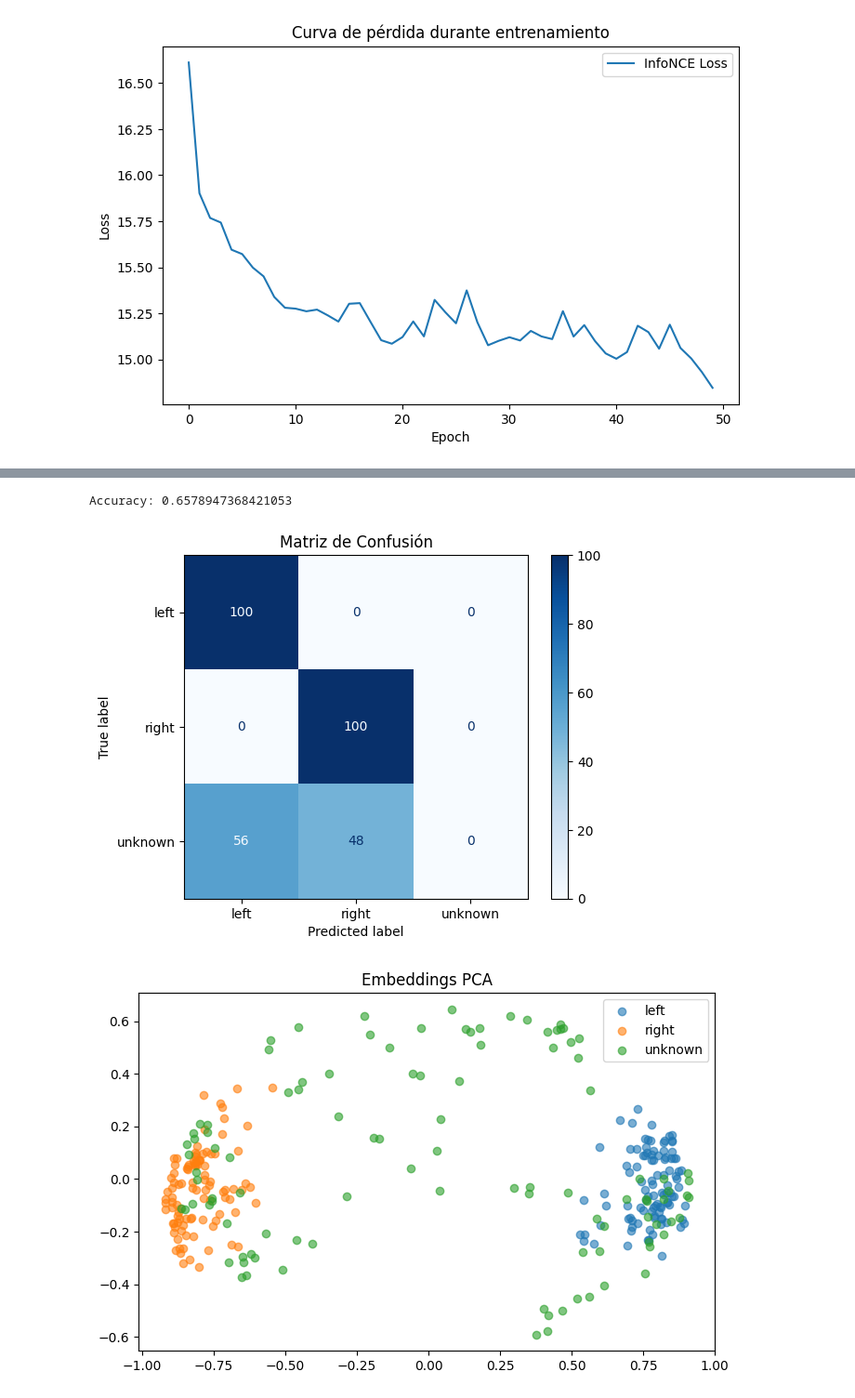
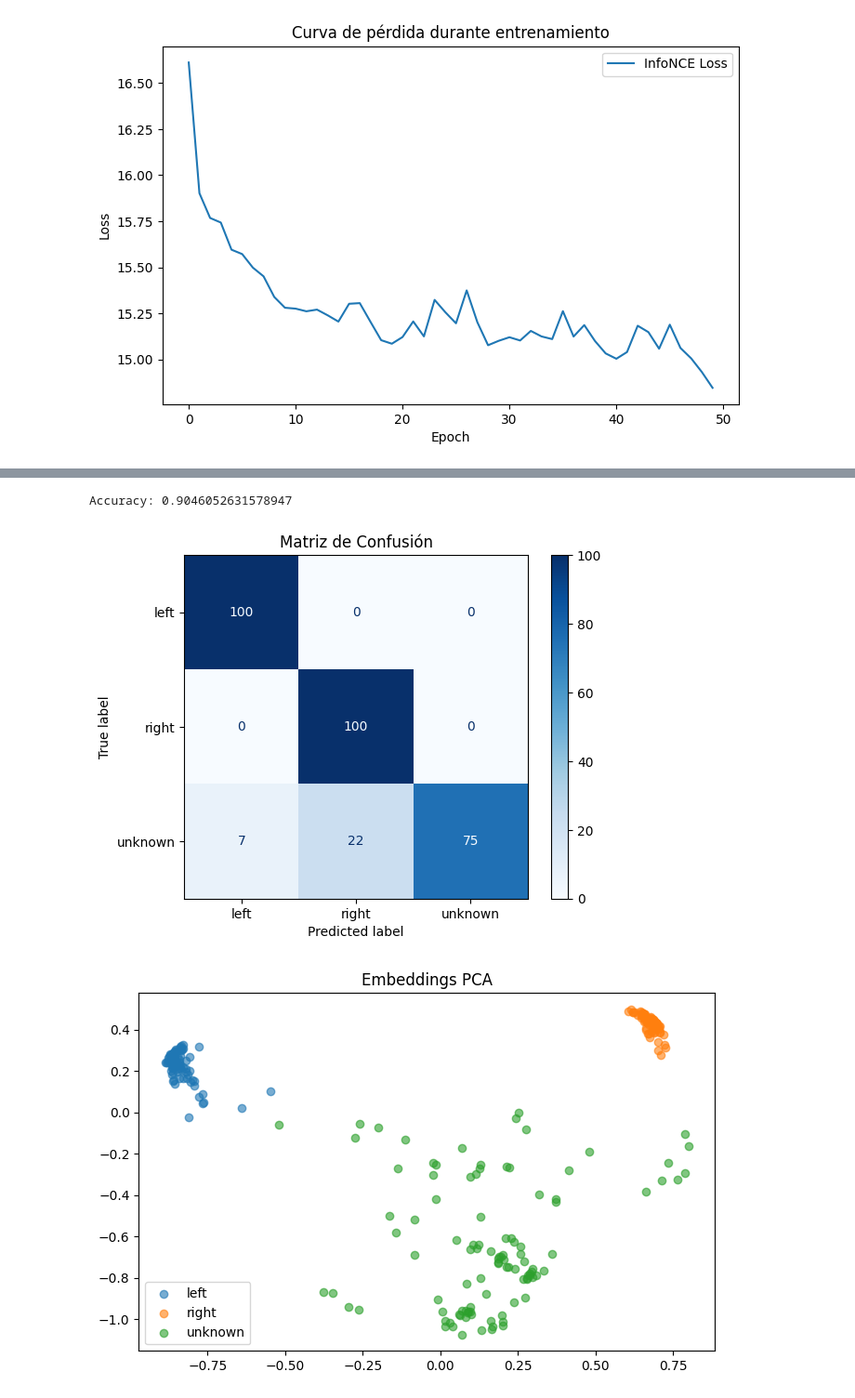
Before and after one commit to LuisGrigore/GestureDetector, a Jupyter notebook: Untitled.ipynb, the cells around one changed output, grey strips where cells are left out. Shown at 93% size. Saved outputs shown, nothing was run; the diff lists cells and outputs as text; code cells hidden in the pictures.

```diff
--- a/Untitled.ipynb
+++ b/Untitled.ipynb
@@ -1125,7 +1199,7 @@ from sklearn.metrics import confusion_matrix, ConfusionMatrixDisplay
 import tensorflow as tf
 
 embedding_model = tf.keras.models.load_model(
-    "hand_gesture_embedding_model_with_unknowns_bad.keras")
+    "hand_gesture_embedding_model_with_unknowns_good.keras")
 
 # Centroides de gestos conocidos
 emb_train = embedding_model.predict(X_train_known, verbose=0)
@@ -1173,33 +1247,33 @@ for label, color in zip(['left','right','unknown'], ['r','b','g']):
 plt.title("Embeddings PCA")
 plt.legend()
 plt.show()
 
 # t-SNE
 tsne = TSNE(n_components=2, perplexity=30, learning_rate=200, init='pca', random_state=42)
 emb_tsne = tsne.fit_transform(emb_test)
 plt.figure(figsize=(8,5))
 for label, color in zip(['left','right','unknown'], ['r','b','g']):
     mask = np.array(y_test_labels) == label
     plt.scatter(emb_tsne[mask,0], emb_tsne[mask,1], label=label, alpha=0.6)
 plt.title("Embeddings t-SNE")
 plt.legend()
 plt.show()
 
 # -----------------------------
 # Histograma de similitudes coseno frente a centroides
 # -----------------------------
 sim_left = emb_test @ centroid_left
 sim_right = emb_test @ centroid_right
 
 plt.figure(figsize=(8,5))
 plt.hist(sim_left, bins=30, alpha=0.5, label='sim vs left')
 plt.hist(sim_right, bins=30, alpha=0.5, label='sim vs right')
 plt.xlabel("Similitud coseno")
 plt.ylabel("Cantidad de muestras")
 plt.title("Distribución de similitudes frente a centroides")
 plt.legend()
 plt.show()
 # %% [output]
-Accuracy: 0.6578947368421053
+Accuracy: 0.9046052631578947
-[figure, old version]
+[figure, new version]
-[figure, old version]
+[figure, new version]
```
Also changed, not shown: parts of 4 cells of this notebook, 1 other file.
